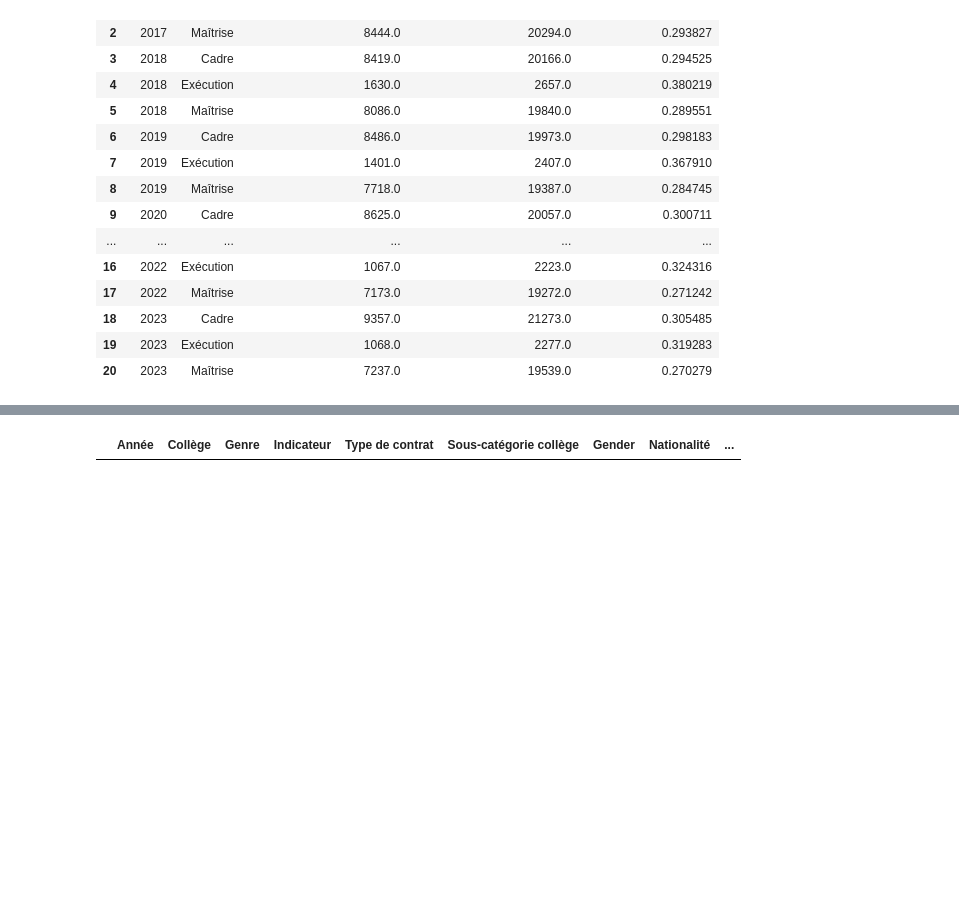
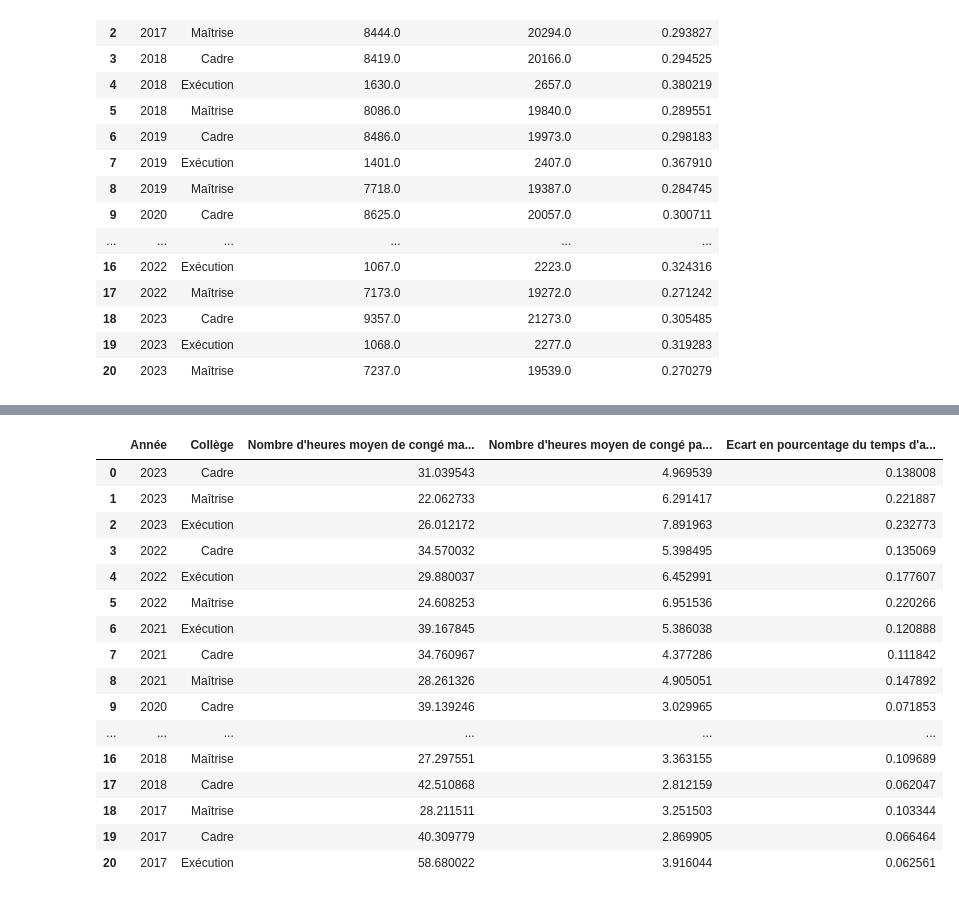
Before and after one commit to lancelot-r/projet_diversite_inclusion_entreprise, a Jupyter notebook: projetdatavis.ipynb, the cells around one changed output, grey strips where cells are left out. Drawn from its saved outputs; the diff is of its cells as text; code cells hidden in the pictures; blank space fills up the shorter version.

Commit message:
j'ai fait le dataframe pour les temps partiels et les congés pat et mat, bisous

```diff
--- a/projetdatavis.ipynb
+++ b/projetdatavis.ipynb
@@ -136,15 +138,32 @@ absence_mat
-# %%
-demission=effectif.dropna(subset=["Tranche d'âge"])
-demission=demission[demission["Type de contrat"] == "Statutaires"]
-demission=demission.drop(columns= ['Perimètre juridique', 'Perimètre spatial',
-                                  'Spatial perimeter', 'Indicator', 'Type of contract',
-                                  'Employee category',
-                                  'Nationality', 'Seniority', 'Employee subcategory',
-                                  'M3E classification', "Plage M3E", "Ancienneté",
-                                  "Unité", "Chapitre du bilan social"
-                                 ])
-demission=demission[demission["Indicateur"] == "Démissions	"]
-demission=demission.groupby(["Année", "Collège", "Genre"]).sum().reset_index()
-demission
-# %% [output]
-|  | Année | Collège | Genre | Indicateur | Type de contrat | Sous-catégorie collège | Gender | Nationalité | ... |
+# %%
+absence_mat=pd.merge(absence_mat,effectif_total, on=["Année", "Collège"])[["Année", "Indicateur", "Collège", "Valeur", "Nombre de salariés femme"]]
+absence_pat=pd.merge(absence_pat,effectif_total, on=["Année", "Collège"])[["Année", "Indicateur", "Collège", "Valeur", "Nombre de salariés homme"]]
+# %%
+absence_mat["Nombre d'heures moyen de congé maternité par salariée"]=absence_mat["Valeur"]/absence_mat["Nombre de salariés femme"]
+absence_mat=absence_mat.drop(columns=["Indicateur", "Valeur", "Nombre de salariés femme"])
+absence_pat["Nombre d'heures moyen de congé paternité par salarié"]=absence_pat["Valeur"]/absence_pat["Nombre de salariés homme"]
+absence_pat=absence_pat.drop(columns=["Indicateur", "Valeur", "Nombre de salariés homme"])
+# %%
+absence_congé_matpat=pd.merge(absence_mat, absence_pat, on=["Année", "Collège"])
+# %%
+absence_congé_matpat["Ecart en pourcentage du temps d'absence pour congé maternité/paternité"]=absence_congé_matpat["Nombre d\'heures moyen de congé paternité par salarié"]/(absence_congé_matpat["Nombre d\'heures moyen de congé maternité par salariée"]+absence_congé_matpat["Nombre d\'heures moyen de congé paternité par salarié"])
+# %%
+absence_congé_matpat
+# %% [output]
+|  | Année | Collège | Nombre d'heures moyen de congé ma... | Nombre d'heures moyen de congé pa... | Ecart en pourcentage du temps d'a... |
+| 0 | 2023 | Cadre | 31.039543 | 4.969539 | 0.138008 |
+| 1 | 2023 | Maîtrise | 22.062733 | 6.291417 | 0.221887 |
+| 2 | 2023 | Exécution | 26.012172 | 7.891963 | 0.232773 |
+| 3 | 2022 | Cadre | 34.570032 | 5.398495 | 0.135069 |
+| 4 | 2022 | Exécution | 29.880037 | 6.452991 | 0.177607 |
+| 5 | 2022 | Maîtrise | 24.608253 | 6.951536 | 0.220266 |
+| 6 | 2021 | Exécution | 39.167845 | 5.386038 | 0.120888 |
+| 7 | 2021 | Cadre | 34.760967 | 4.377286 | 0.111842 |
+| 8 | 2021 | Maîtrise | 28.261326 | 4.905051 | 0.147892 |
+| 9 | 2020 | Cadre | 39.139246 | 3.029965 | 0.071853 |
+| ... | ... | ... | ... | ... | ... |
+| 16 | 2018 | Maîtrise | 27.297551 | 3.363155 | 0.109689 |
+| 17 | 2018 | Cadre | 42.510868 | 2.812159 | 0.062047 |
+| 18 | 2017 | Maîtrise | 28.211511 | 3.251503 | 0.103344 |
+| 19 | 2017 | Cadre | 40.309779 | 2.869905 | 0.066464 |
+| 20 | 2017 | Exécution | 58.680022 | 3.916044 | 0.062561 |
```
Also changed, not shown: parts of 11 cells of this notebook.
